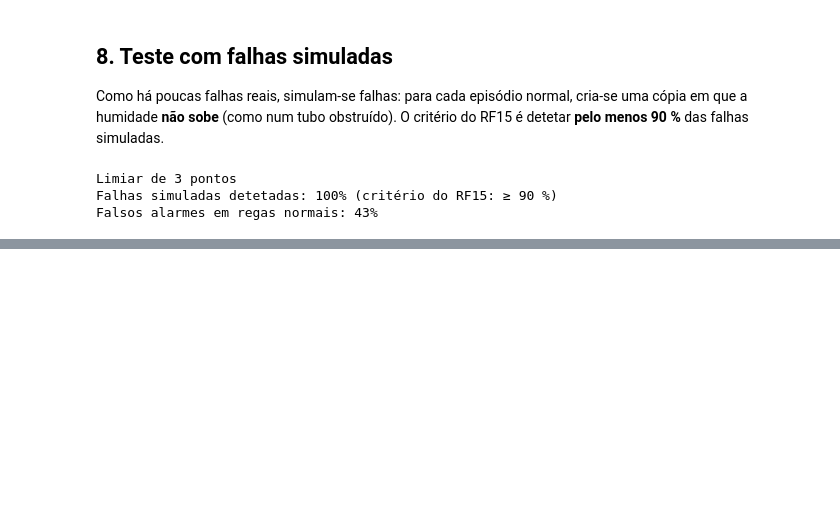
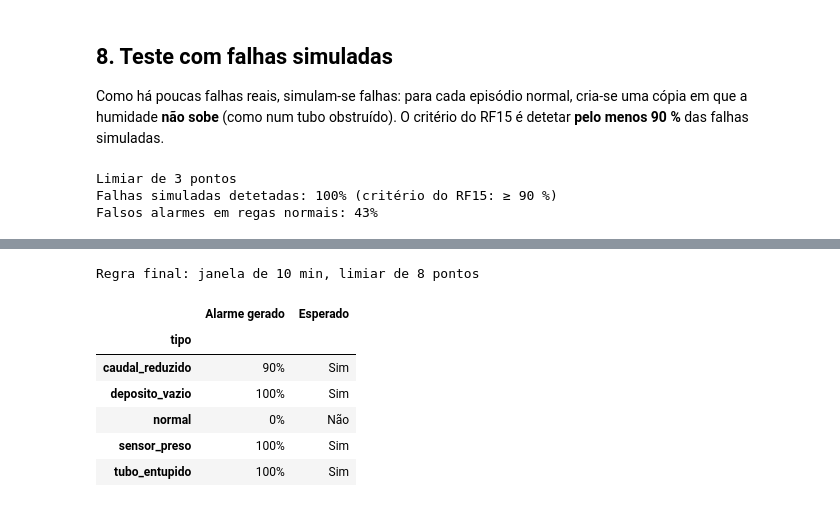
Before and after one commit to CaluFonseca/GreenBox, a Jupyter notebook: ia/estufa_iot_agriculture.ipynb, the cells around one changed output, grey strips where cells are left out. Drawn from its saved outputs; the diff is of its cells as text; code cells hidden in the pictures; blank space fills up the shorter version.

```diff
--- a/ia/estufa_iot_agriculture.ipynb
+++ b/ia/estufa_iot_agriculture.ipynb
@@ -335,0 +448,17 @@ Falsos alarmes em regas normais: 43%
+# %%
+JANELA, LIMIAR_SIM = int(melhor["Janela (min)"]), int(melhor["Limiar (pontos)"])
+resumo = pd.DataFrame({"tipo": [t for t, _, _ in ciclos],
+                       "alarme": [subida_humidade(s, JANELA) < LIMIAR_SIM for _, s, _ in ciclos]})
+resumo = resumo.groupby("tipo")["alarme"].mean().rename("Alarme gerado").to_frame()
+resumo["Esperado"] = ["Não" if t == "normal" else "Sim" for t in resumo.index]
+print(f"Regra final: janela de {JANELA} min, limiar de {LIMIAR_SIM} pontos")
+resumo.style.format({"Alarme gerado": "{:.0%}"})
+# %% [output]
+Regra final: janela de 10 min, limiar de 8 pontos
+|  | Alarme gerado | Esperado |
+| tipo |  |  |
+| caudal_reduzido | 90% | Sim |
+| deposito_vazio | 100% | Sim |
+| normal | 0% | Não |
+| sensor_preso | 100% | Sim |
+| tubo_entupido | 100% | Sim |
```
Also changed, not shown: parts of 8 cells of this notebook.
